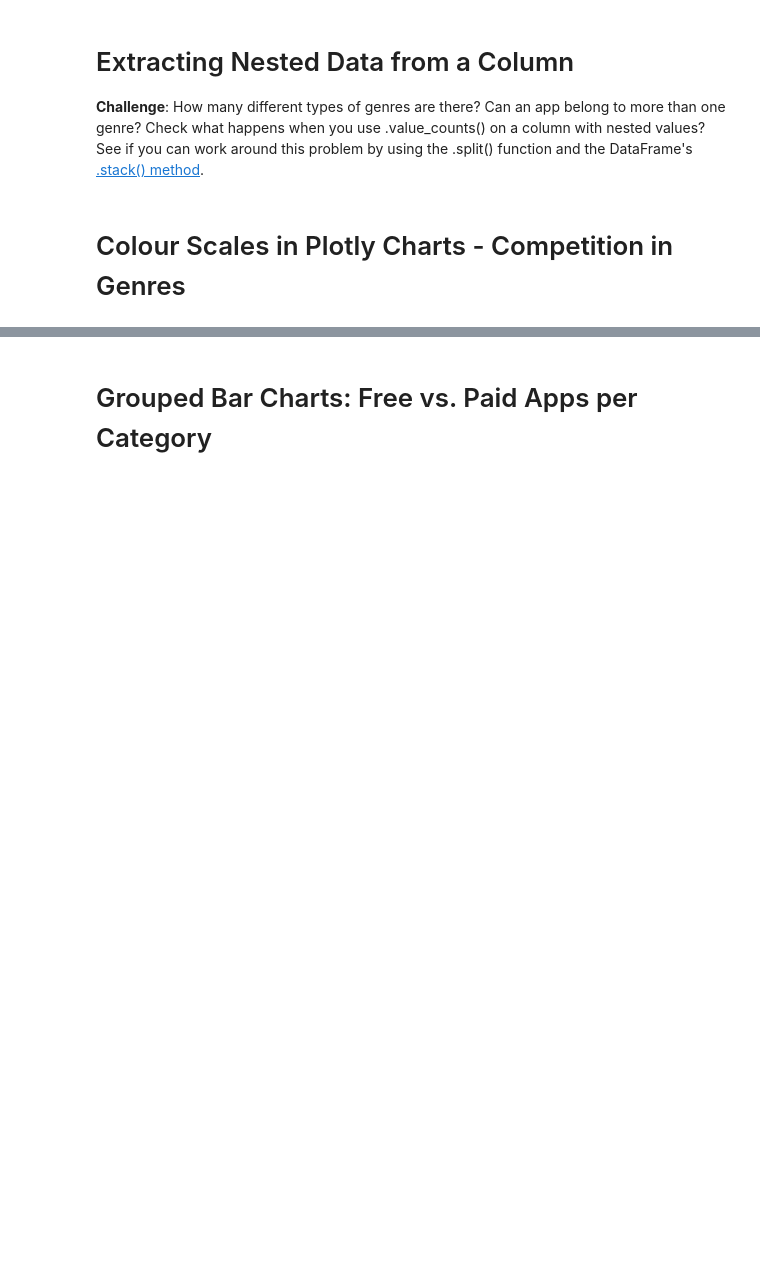
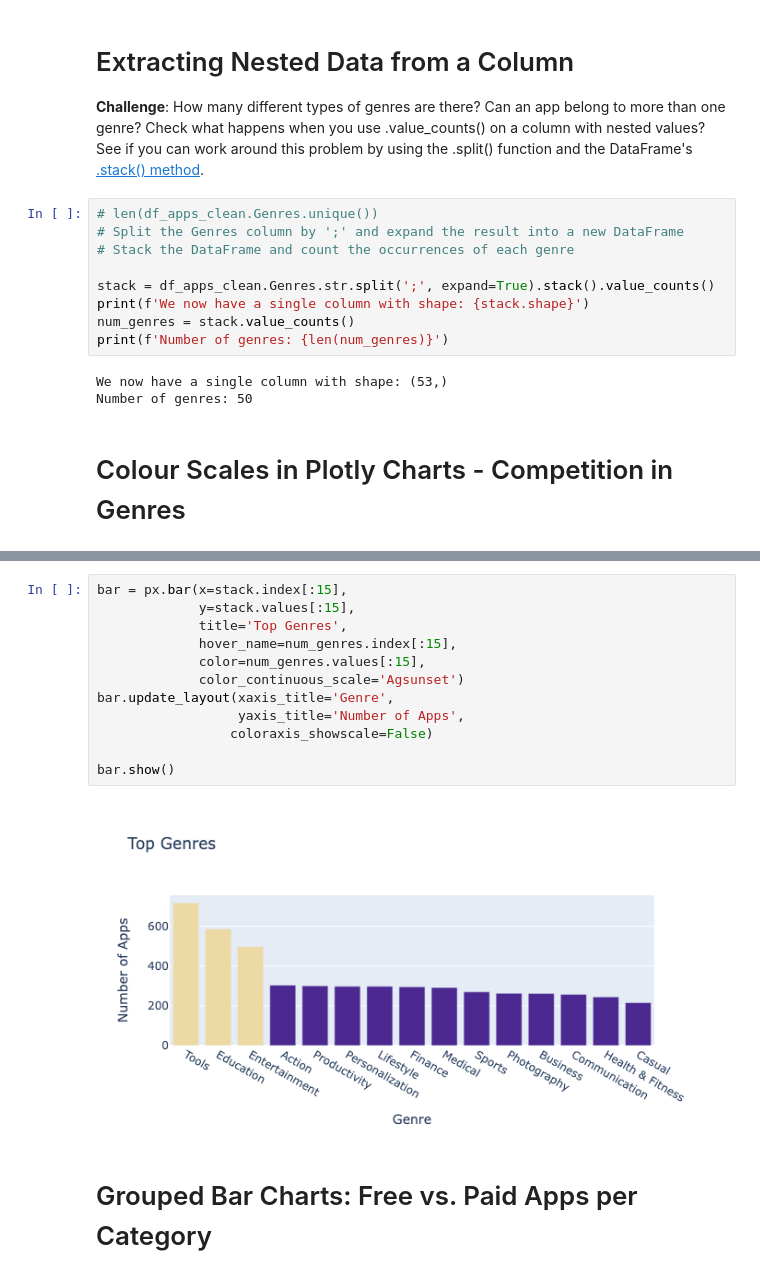
Before and after one commit to hattiepwvi/Pandas-Plotly-App, a Jupyter notebook: Google Play Store App Analytics (start).ipynb, the cells around one changed output, grey strips where cells are left out. Saved outputs shown, nothing was run; the diff lists cells and outputs as text; blank space fills up the shorter version.

```diff
--- a/Google Play Store App Analytics (start).ipynb
+++ b/Google Play Store App Analytics (start).ipynb
@@ -379,6 +402,18 @@ px.bar(x = top10_category.index, y = top10_category.values)
 # Extracting Nested Data from a Column
 
 **Challenge**: How many different types of genres are there? Can an app belong to more than one genre? Check what happens when you use .value_counts() on a column with nested values? See if you can work around this problem by using the .split() function and the DataFrame's [.stack() method](https://pandas.pydata.org/pandas-docs/stable/reference/api/pandas.DataFrame.stack.html).
+# %%
+# len(df_apps_clean.Genres.unique())
+# Split the Genres column by ';' and expand the result into a new DataFrame
+# Stack the DataFrame and count the occurrences of each genre
+
+stack = df_apps_clean.Genres.str.split(';', expand=True).stack().value_counts()
+print(f'We now have a single column with shape: {stack.shape}')
+num_genres = stack.value_counts()
+print(f'Number of genres: {len(num_genres)}')
+# %% [output]
+We now have a single column with shape: (53,)
+Number of genres: 50
 # %% [markdown]
 # Colour Scales in Plotly Charts - Competition in Genres
 # %% [markdown]
@@ -390,5 +425,19 @@ Try experimenting with the built in colour scales in Plotly. You can find a full
 
 * Find a way to set the colour scale using the color_continuous_scale parameter.
 * Find a way to make the color axis disappear by using coloraxis_showscale.
+# %%
+bar = px.bar(x=stack.index[:15],
+             y=stack.values[:15],
+             title='Top Genres',
+             hover_name=num_genres.index[:15],
+             color=num_genres.values[:15],
+             color_continuous_scale='Agsunset')
+bar.update_layout(xaxis_title='Genre',
+                  yaxis_title='Number of Apps',
+                 coloraxis_showscale=False)
+
+bar.show()
+# %% [output]
+[figure, added]
 # %% [markdown]
 # Grouped Bar Charts: Free vs. Paid Apps per Category
```
Also changed, not shown: parts of 19 cells of this notebook.
